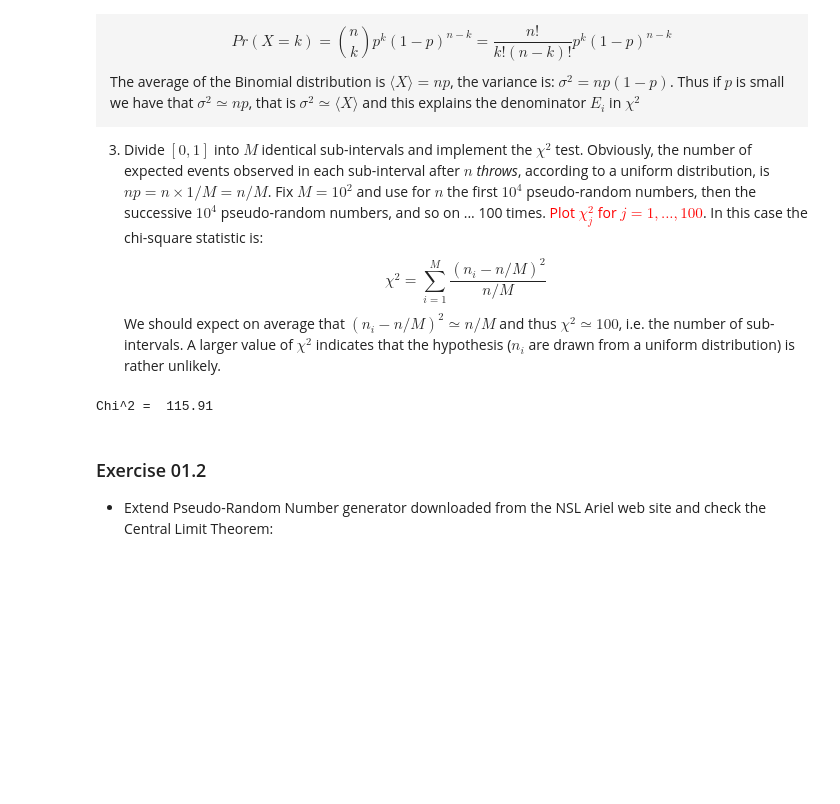
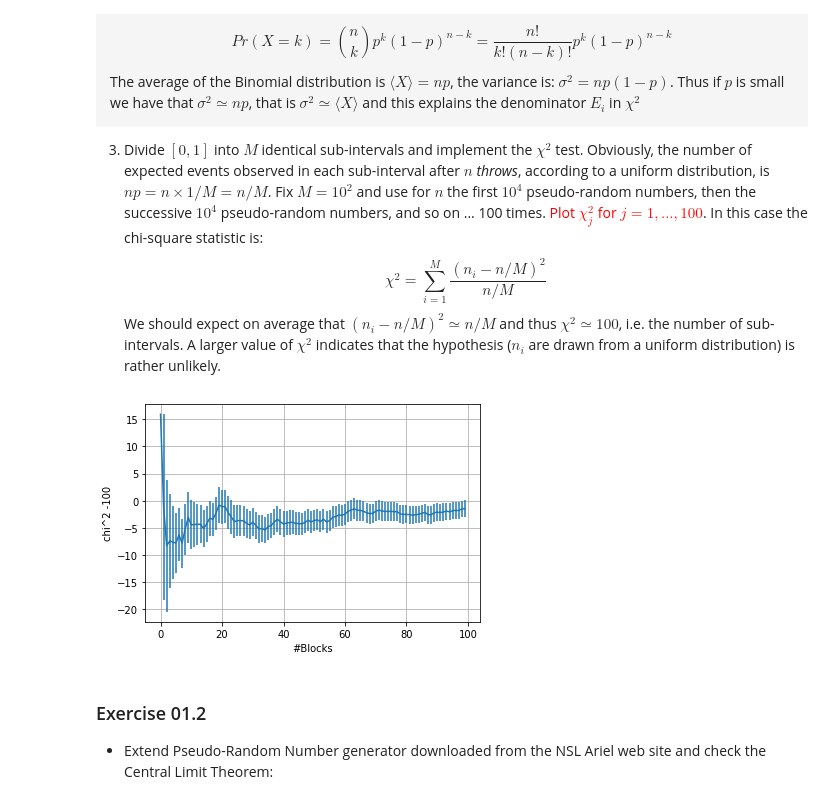
Before and after one commit to mattbona/numerical-simulation-laboratory, a Jupyter notebook: NSL-01/jupyter/LSN_Exercises_01.ipynb, the cells around one changed output. Saved outputs shown, nothing was run; the diff lists cells and outputs as text; code cells hidden in the pictures; blank space fills up the shorter version.

```diff
--- a/NSL-01/jupyter/LSN_Exercises_01.ipynb
+++ b/NSL-01/jupyter/LSN_Exercises_01.ipynb
@@ -55,11 +55,18 @@ The average of the Binomial distribution is $\langle X \rangle = np$, the varian
 $$\chi^2 = \sum_{i=1}^M \frac{\left( n_i - n/M \right)^2}{n/M}$$
 We should expect on average that $(n_i - n/M)^2 \simeq n/M$ and thus $\chi^2 \simeq 100$, i.e. the number of sub-intervals.
 A larger value of $\chi^2$ indicates that the hypothesis ($n_i$ are drawn from a uniform distribution) is rather unlikely.
-# %%
-chi_sqrd = np.loadtxt("../data/EX011(3).dat")
-print("Chi^2 = ",chi_sqrd)
-# %% [output]
-Chi^2 =  115.91
+# %%
+prog_average = np.loadtxt("../data/EX011(3).dat", usecols=0)
+prog_error = np.loadtxt("../data/EX011(3).dat", usecols=1)
+x=np.arange(0,100) # Number of throws = block * (Number of throws in each block)
+
+plt.errorbar(x, prog_average - 100, yerr=prog_error)
+plt.xlabel('#Blocks')
+plt.ylabel('chi^2 -100')
+plt.grid(True)
+plt.show()
+# %% [output]
+[figure, added]
 # %% [markdown]
 ### Exercise 01.2
 - Extend Pseudo-Random Number generator downloaded from the NSL Ariel web site and check the Central Limit Theorem:
```
Also changed, not shown: parts of 1 cell of this notebook, 1 other file.
